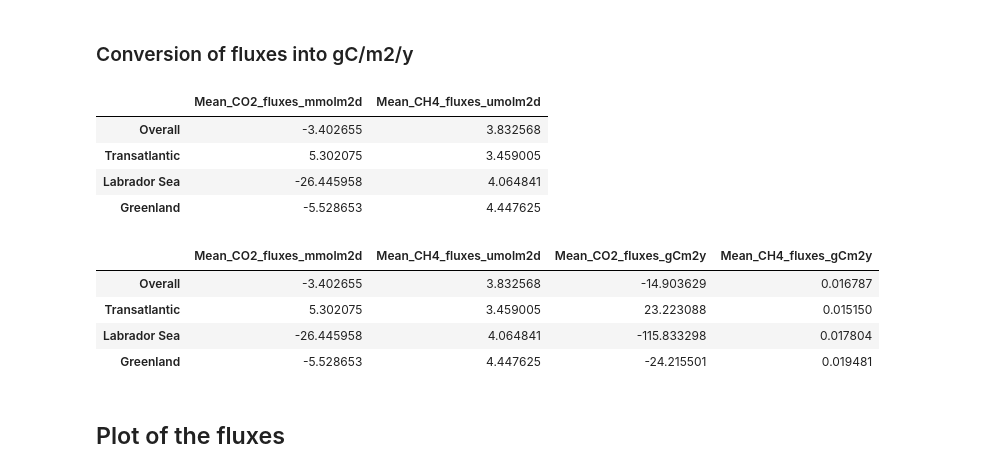
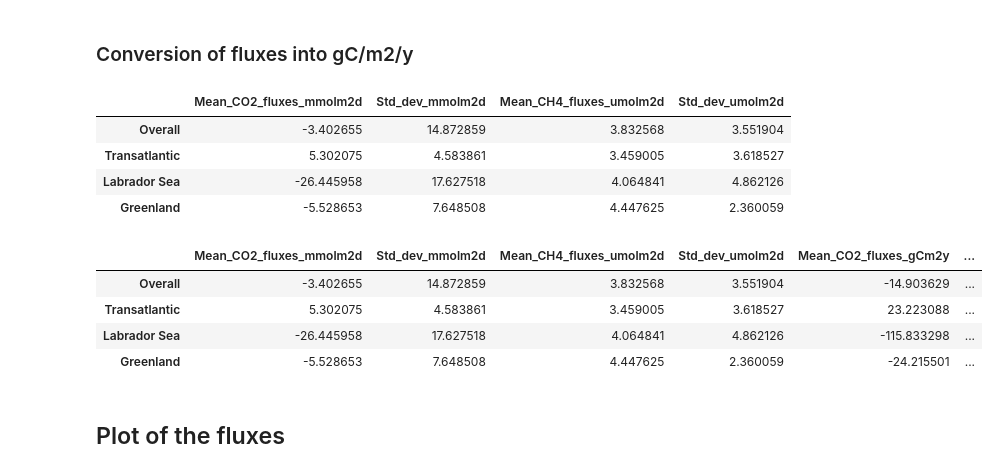
Before and after one commit to lolapricam/Sea-air_fluxes_Arctic, a Jupyter notebook: fluxes.ipynb, the cells around one changed output. Cells and saved outputs as stored; diff of their text form; code cells hidden in the pictures.

```diff
--- a/fluxes.ipynb
+++ b/fluxes.ipynb
@@ -689,31 +721,39 @@ Greenland mean atmospheric CH4: 1.88 ppm +/- 0.05 ppm
 
 df_fluxes = pd.DataFrame({
     'Mean_CO2_fluxes_mmolm2d' : [mean_F_mean_CO2_mmolm2d, mean_F_mean_CO2_transat, mean_F_mean_CO2_labrador, mean_F_mean_CO2_greenland],
+    'Std_dev_mmolm2d' : [std_dev_mean_F_mean_CO2_mmolm2d, std_dev_mean_F_mean_CO2_mmolm2d_transat, std_dev_mean_F_mean_CO2_mmolm2d_labrador, std_dev_mean_F_mean_CO2_mmolm2d_greenland],
     'Mean_CH4_fluxes_umolm2d' : [mean_F_mean_CH4_umolm2d, mean_F_mean_CH4_transat, mean_F_mean_CH4_labrador, mean_F_mean_CH4_greenland],
+    'Std_dev_umolm2d' : [std_dev_mean_F_mean_CH4_umolm2d, std_dev_mean_F_mean_CH4_umolm2d_transat, std_dev_mean_F_mean_CH4_umolm2d_labrador, std_dev_mean_F_mean_CH4_umolm2d_greenland],
                           })
 
 df_fluxes.index = ['Overall', 'Transatlantic', 'Labrador Sea', 'Greenland']
 
 display(df_fluxes)
 # %% [output]
-|  | Mean_CO2_fluxes_mmolm2d | Mean_CH4_fluxes_umolm2d |
-| Overall | -3.402655 | 3.832568 |
-| Transatlantic | 5.302075 | 3.459005 |
-| Labrador Sea | -26.445958 | 4.064841 |
-| Greenland | -5.528653 | 4.447625 |
+|  | Mean_CO2_fluxes_mmolm2d | Std_dev_mmolm2d | Mean_CH4_fluxes_umolm2d | Std_dev_umolm2d |
+| Overall | -3.402655 | 14.872859 | 3.832568 | 3.551904 |
+| Transatlantic | 5.302075 | 4.583861 | 3.459005 | 3.618527 |
+| Labrador Sea | -26.445958 | 17.627518 | 4.064841 | 4.862126 |
+| Greenland | -5.528653 | 7.648508 | 4.447625 | 2.360059 |
 # %%
 Mean_CO2_fluxes_gCm2y = df_fluxes['Mean_CO2_fluxes_mmolm2d'] * 10**(-3) * M_C_gmol * 365
+Std_dev_CO2_gCm2y = df_fluxes['Std_dev_mmolm2d'] * 10**(-3) * M_C_gmol * 365
+
 Mean_CH4_fluxes_gCm2y = df_fluxes['Mean_CH4_fluxes_umolm2d'] * 10**(-6) * M_C_gmol * 365
+Std_dev_CH4_gCm2y = df_fluxes['Std_dev_umolm2d'] * 10**(-6) * M_C_gmol * 365
+
 df_fluxes['Mean_CO2_fluxes_gCm2y'] = Mean_CO2_fluxes_gCm2y
+df_fluxes['Std_dev_CO2_gCm2y'] = Std_dev_CO2_gCm2y
 df_fluxes['Mean_CH4_fluxes_gCm2y'] = Mean_CH4_fluxes_gCm2y
+df_fluxes['Std_dev_CH4_gCm2y'] = Std_dev_CH4_gCm2y
 
 display(df_fluxes)
 # %% [output]
-|  | Mean_CO2_fluxes_mmolm2d | Mean_CH4_fluxes_umolm2d | Mean_CO2_fluxes_gCm2y | Mean_CH4_fluxes_gCm2y |
-| Overall | -3.402655 | 3.832568 | -14.903629 | 0.016787 |
-| Transatlantic | 5.302075 | 3.459005 | 23.223088 | 0.015150 |
-| Labrador Sea | -26.445958 | 4.064841 | -115.833298 | 0.017804 |
-| Greenland | -5.528653 | 4.447625 | -24.215501 | 0.019481 |
+|  | Mean_CO2_fluxes_mmolm2d | Std_dev_mmolm2d | Mean_CH4_fluxes_umolm2d | Std_dev_umolm2d | Mean_CO2_fluxes_gCm2y | ... |
+| Overall | -3.402655 | 14.872859 | 3.832568 | 3.551904 | -14.903629 | ... |
+| Transatlantic | 5.302075 | 4.583861 | 3.459005 | 3.618527 | 23.223088 | ... |
+| Labrador Sea | -26.445958 | 17.627518 | 4.064841 | 4.862126 | -115.833298 | ... |
+| Greenland | -5.528653 | 7.648508 | 4.447625 | 2.360059 | -24.215501 | ... |
 # %% [markdown]
 ## Plot of the fluxes
 # %%
```
Also changed, not shown: parts of 8 cells of this notebook, 4 other files.
